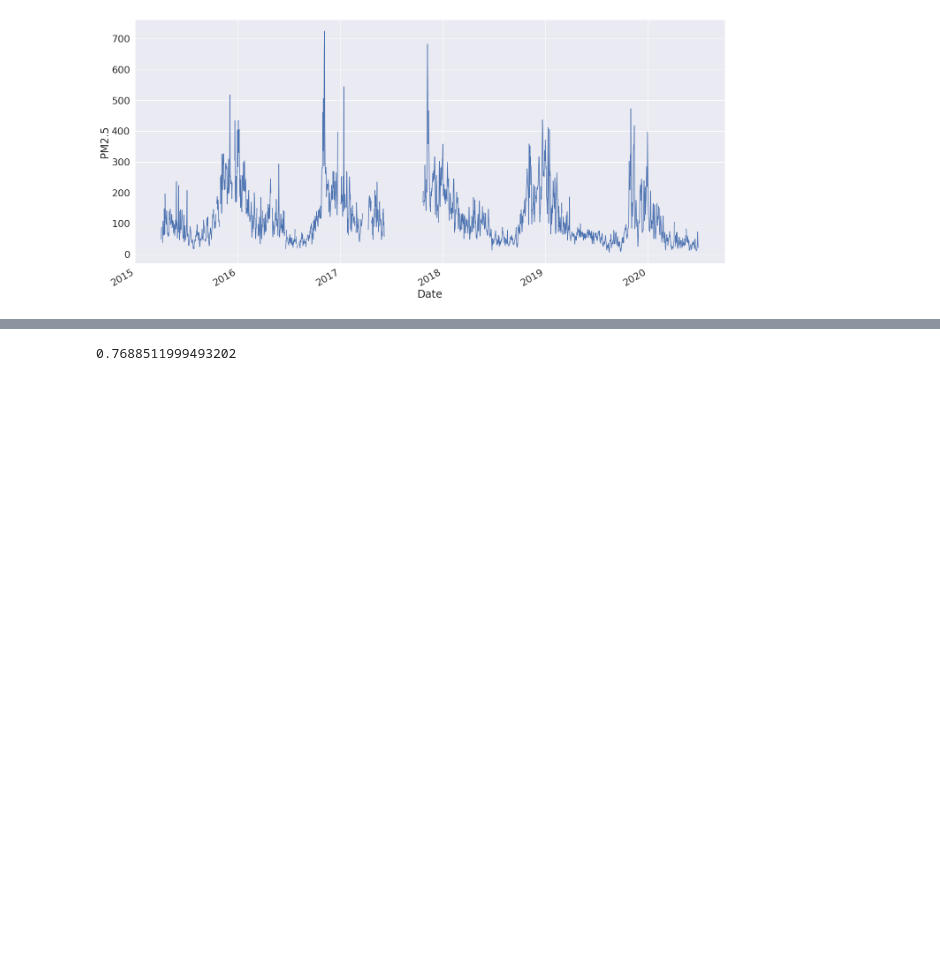
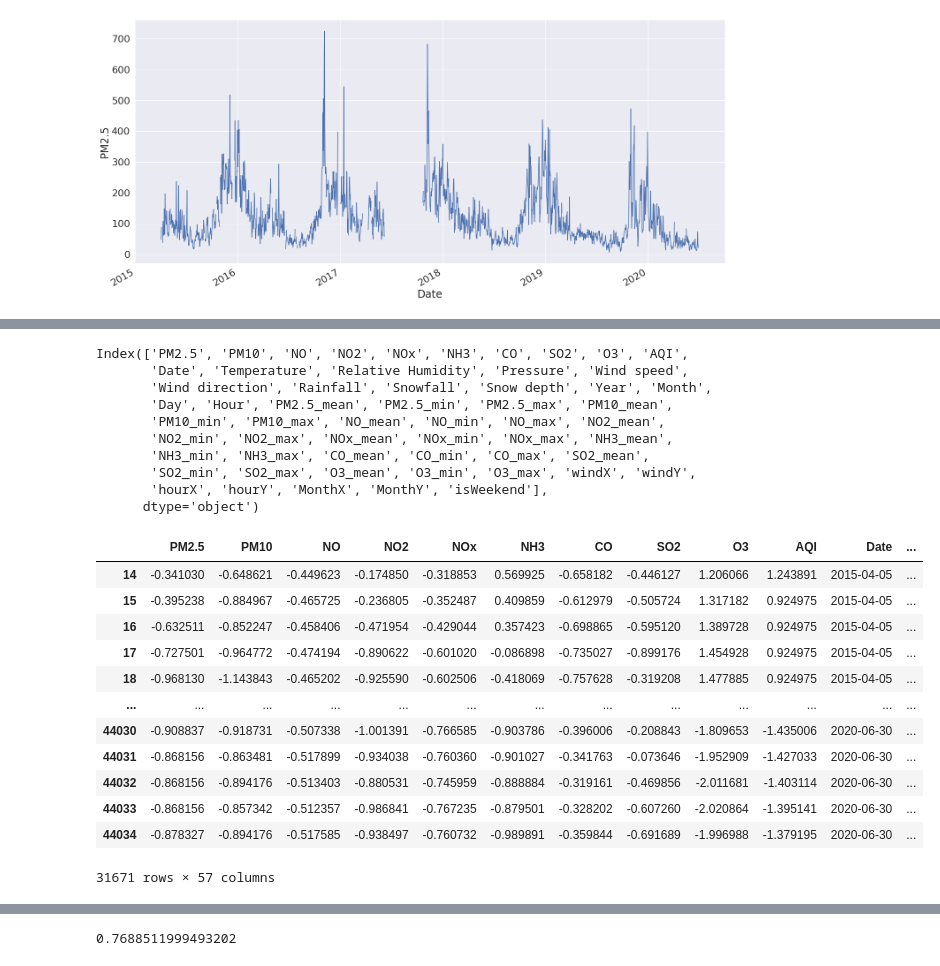
Before and after one commit to gupta-anmol/air-quality-prediction, a Jupyter notebook: main.ipynb, the cells around one changed output, grey strips where cells are left out. Saved outputs shown, nothing was run; the diff lists cells and outputs as text; code cells hidden in the pictures; blank space fills up the shorter version.

```diff
--- a/main.ipynb
+++ b/main.ipynb
@@ -296 +299,59 @@ cop[:1]
+# %%
+#Normalization of Data
+cop['Year'] = cop['Year'].astype(int)
+cop['Hour'] = cop['Hour'].astype(int)
+normalCop = cop.copy()
+avg,std = {},{}
+for i in cop.columns:
+    if(i in ['Date']):
+        continue
+    avg[i] = cop[i].mean()
+    std[i] = cop[i].std()
+    normalCop[i] = (normalCop[i] - avg[i]) / std[i]
+normalCop
+
+attrplt = ['PM2.5','PM10','NO','NO2','NOx','NH3','CO','SO2','O3','Temperature','Relative Humidity','windX','windY','Rainfall','Pressure']
+avg=normalCop.mean(skipna=True)
+mn = normalCop.min(skipna=True)
+mx = normalCop.max(skipna=True)
+std = normalCop.std(skipna=True)
+skew = normalCop.skew(skipna=True)
+kurtosis = normalCop.kurtosis(skipna=True)
+# data=[['Name','Mean','Min','Max','Std.','Skew','Kurtosis']]
+data=[]
+for  i in range(len(attrplt)):
+    data.append([])
+    data[i].append(attrplt[i])
+    data[i].append(avg[attrplt[i]])
+    data[i].append(mn[attrplt[i]])
+    data[i].append(mx[attrplt[i]])
+    data[i].append(std[attrplt[i]])
+    data[i].append(skew[attrplt[i]])
+    data[i].append(kurtosis[attrplt[i]])
+stats=pd.DataFrame(data,columns=['Name','Mean','Min','Max','Std.','Skew','Kurtosis'])
+stats
+# %% [output]
+Index(['PM2.5', 'PM10', 'NO', 'NO2', 'NOx', 'NH3', 'CO', 'SO2', 'O3', 'AQI',
+       'Date', 'Temperature', 'Relative Humidity', 'Pressure', 'Wind speed',
+       'Wind direction', 'Rainfall', 'Snowfall', 'Snow depth', 'Year', 'Month',
+       'Day', 'Hour', 'PM2.5_mean', 'PM2.5_min', 'PM2.5_max', 'PM10_mean',
+       'PM10_min', 'PM10_max', 'NO_mean', 'NO_min', 'NO_max', 'NO2_mean',
+       'NO2_min', 'NO2_max', 'NOx_mean', 'NOx_min', 'NOx_max', 'NH3_mean',
+       'NH3_min', 'NH3_max', 'CO_mean', 'CO_min', 'CO_max', 'SO2_mean',
+       'SO2_min', 'SO2_max', 'O3_mean', 'O3_min', 'O3_max', 'windX', 'windY',
+       'hourX', 'hourY', 'MonthX', 'MonthY', 'isWeekend'],
+      dtype='object')
+|  | PM2.5 | PM10 | NO | NO2 | NOx | NH3 | CO | SO2 | O3 | AQI | Date | ... |
+| 14 | -0.341030 | -0.648621 | -0.449623 | -0.174850 | -0.318853 | 0.569925 | -0.658182 | -0.446127 | 1.206066 | 1.243891 | 2015-04-05 | ... |
+| 15 | -0.395238 | -0.884967 | -0.465725 | -0.236805 | -0.352487 | 0.409859 | -0.612979 | -0.505724 | 1.317182 | 0.924975 | 2015-04-05 | ... |
+| 16 | -0.632511 | -0.852247 | -0.458406 | -0.471954 | -0.429044 | 0.357423 | -0.698865 | -0.595120 | 1.389728 | 0.924975 | 2015-04-05 | ... |
+| 17 | -0.727501 | -0.964772 | -0.474194 | -0.890622 | -0.601020 | -0.086898 | -0.735027 | -0.899176 | 1.454928 | 0.924975 | 2015-04-05 | ... |
+| 18 | -0.968130 | -1.143843 | -0.465202 | -0.925590 | -0.602506 | -0.418069 | -0.757628 | -0.319208 | 1.477885 | 0.924975 | 2015-04-05 | ... |
+| ... | ... | ... | ... | ... | ... | ... | ... | ... | ... | ... | ... | ... |
+| 44030 | -0.908837 | -0.918731 | -0.507338 | -1.001391 | -0.766585 | -0.903786 | -0.396006 | -0.208843 | -1.809653 | -1.435006 | 2020-06-30 | ... |
+| 44031 | -0.868156 | -0.863481 | -0.517899 | -0.934038 | -0.760360 | -0.901027 | -0.341763 | -0.073646 | -1.952909 | -1.427033 | 2020-06-30 | ... |
+| 44032 | -0.868156 | -0.894176 | -0.513403 | -0.880531 | -0.745959 | -0.888884 | -0.319161 | -0.469856 | -2.011681 | -1.403114 | 2020-06-30 | ... |
+| 44033 | -0.868156 | -0.857342 | -0.512357 | -0.986841 | -0.767235 | -0.879501 | -0.328202 | -0.607260 | -2.020864 | -1.395141 | 2020-06-30 | ... |
+| 44034 | -0.878327 | -0.894176 | -0.517585 | -0.938497 | -0.760732 | -0.989891 | -0.359844 | -0.691689 | -1.996988 | -1.379195 | 2020-06-30 | ... |
+31671 rows × 57 columns
 # %%
```
Also changed, not shown: parts of 5 cells of this notebook.
